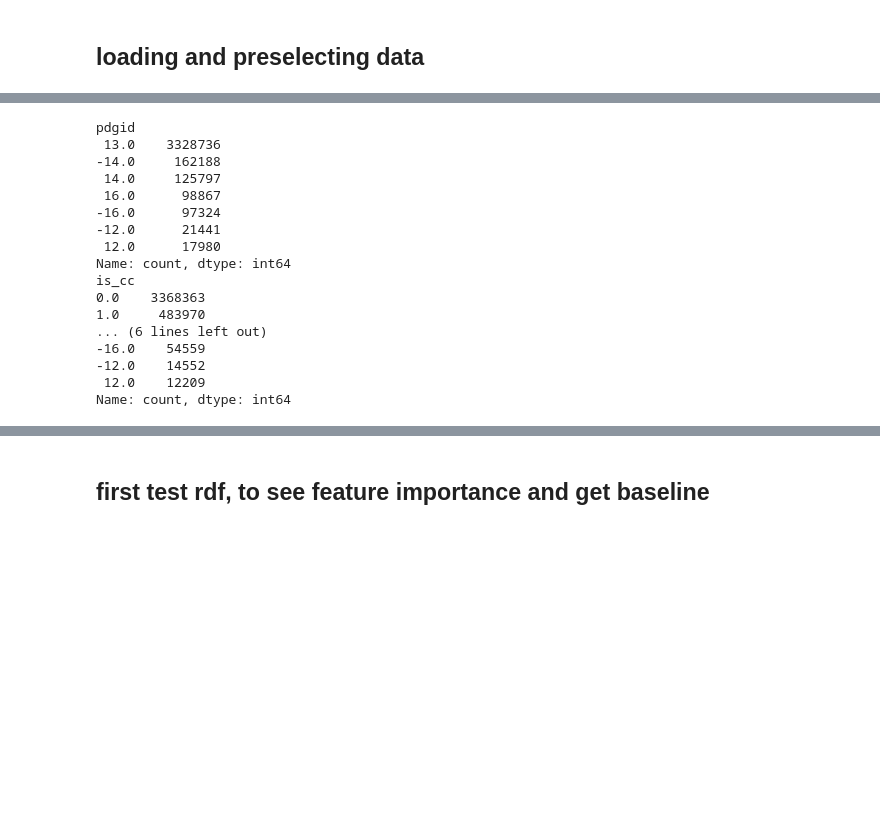
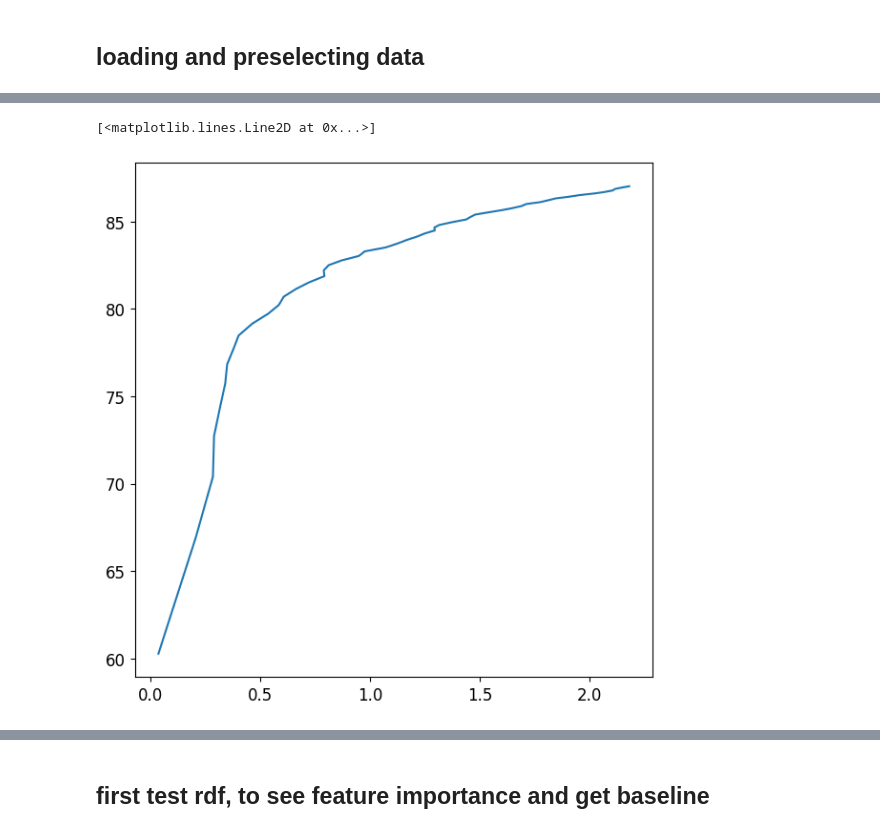
Before and after one commit to JesseBosman/NIKHEF_repo, a Jupyter notebook: RDF.ipynb, the cells around one changed output, grey strips where cells are left out. Saved outputs shown, nothing was run; the diff lists cells and outputs as text; code cells hidden in the pictures; blank space fills up the shorter version.

```diff
--- a/RDF.ipynb
+++ b/RDF.ipynb
@@ -67,59 +33,14 @@ amount of those that are reconstructed as tracks: 89004
-# %%
-print(df['pdgid'].value_counts())
-print(df['is_cc'].value_counts())
-
-# selection criteria
-energy_crit = 20
-
-# centre_x = X_full["jmuon_pos_x"].min() + (X_full['jmuon_pos_x'].max() - X_full['jmuon_pos_x'].min())/2
-# centre_y = X_full["jmuon_pos_y"].min() + (X_full['jmuon_pos_y'].max() - X_full['jmuon_pos_y'].min())/2
-# approx_r = ((X_full["jmuon_pos_x"].max() - X_full["jmuon_pos_x"].min())/2+(X_full["jmuon_pos_y"].max() - X_full['jmuon_pos_y'].min())/2)/2
-
-# radius_crit = best_params["radius_crit"]
-# likelihood_crit = best_params["likelihood_crit"]
-# pos_z_crit = best_params["pos_z_crit"]
-
-
-# threshold_likelihood = np.percentile(X_full['jmuon_likelihood'], likelihood_crit)
-
-mask_z_dir = df['E.trks.dir.z[.,0]'] > 0
-mask_energy = (df["E.trks.E[.,0]"] <= energy_crit) | (df["E.trks.E[.,1]"] <= energy_crit)
-# mask_radius = np.sqrt((X_full['jmuon_pos_x'] - centre_x)**2 + (X_full['jmuon_pos_y'] - centre_y)**2) < approx_r*radius_crit
-# mask_pos_z = X_full['jmuon_pos_z'] > pos_z_crit
-# mask_likelihood = X_full['jmuon_likelihood'] > threshold_likelihood
-# mask_geometry = mask_pos_z | mask_radius
-
-# mask = mask_likelihood & mask_energy & mask_geometry & mask_z_dir
-mask = mask_energy & mask_z_dir
-
-df = df[mask]
-
-# Simulation data
-simulation_columns = ['E.mc_trks.dir.z[.,0]', 'E.mc_trks.pos.x[.,0]', 'E.mc_trks.pos.y[.,0]', 'E.mc_trks.pos.z[.,0]', 'T.sum_mc_evt.livetime_DAQ',
-                      'T.sum_mc_evt.weight', 'T.sum_mc_evt.weight_noOsc', 'T.sum_mc_nu.by', 'is_neutrino', 'exposure', 'weight_one_year', 'flux_weight',
-                      'E.frame_index', 'energy', 'pdgid', 'E.run_id', 'E.trigger_counter', 'E.trigger_mask', 'weight_rate', 'w2', 'ngen', 'cos_zenith_true'
-                      ,"E_min_gen", "is_cc"]
-y_full = df[simulation_columns]
-df.drop(columns=simulation_columns, inplace=True)
-X_full = df.copy()
-df = None
-
-print(y_full['pdgid'].value_counts())
-# %% [output]
-pdgid
- 13.0    3328736
--14.0     162188
- 14.0     125797
- 16.0      98867
--16.0      97324
--12.0      21441
- 12.0      17980
-Name: count, dtype: int64
-is_cc
-0.0    3368363
-1.0     483970
-... (6 lines left out)
--16.0    54559
--12.0    14552
- 12.0    12209
-Name: count, dtype: int64
+# %%
+data = pd.read_hdf("/data/antares/users/jwbosman/ORCA10/post_general_selection_cuts_data.h5")
+# %%
+start = 0.0
+stop = 0.03
+n = 50
+muons = data[data["is_neutrino"] == 0]
+neutrinos = data[data["is_neutrino"] == 1]
+old_contamination, old_efficiency, score_thresholds = contamination_vs_desired_efficiency(muons, neutrinos, new_scores = False, start = start, stop = stop, n= n )
+# %%
+plt.plot(old_contamination, old_efficiency, label = "old")
+# %% [output]
+[<matplotlib.lines.Line2D at 0x...>]
+[figure, added]
```
Also changed, not shown: parts of 19 cells of this notebook, 17 other files.
